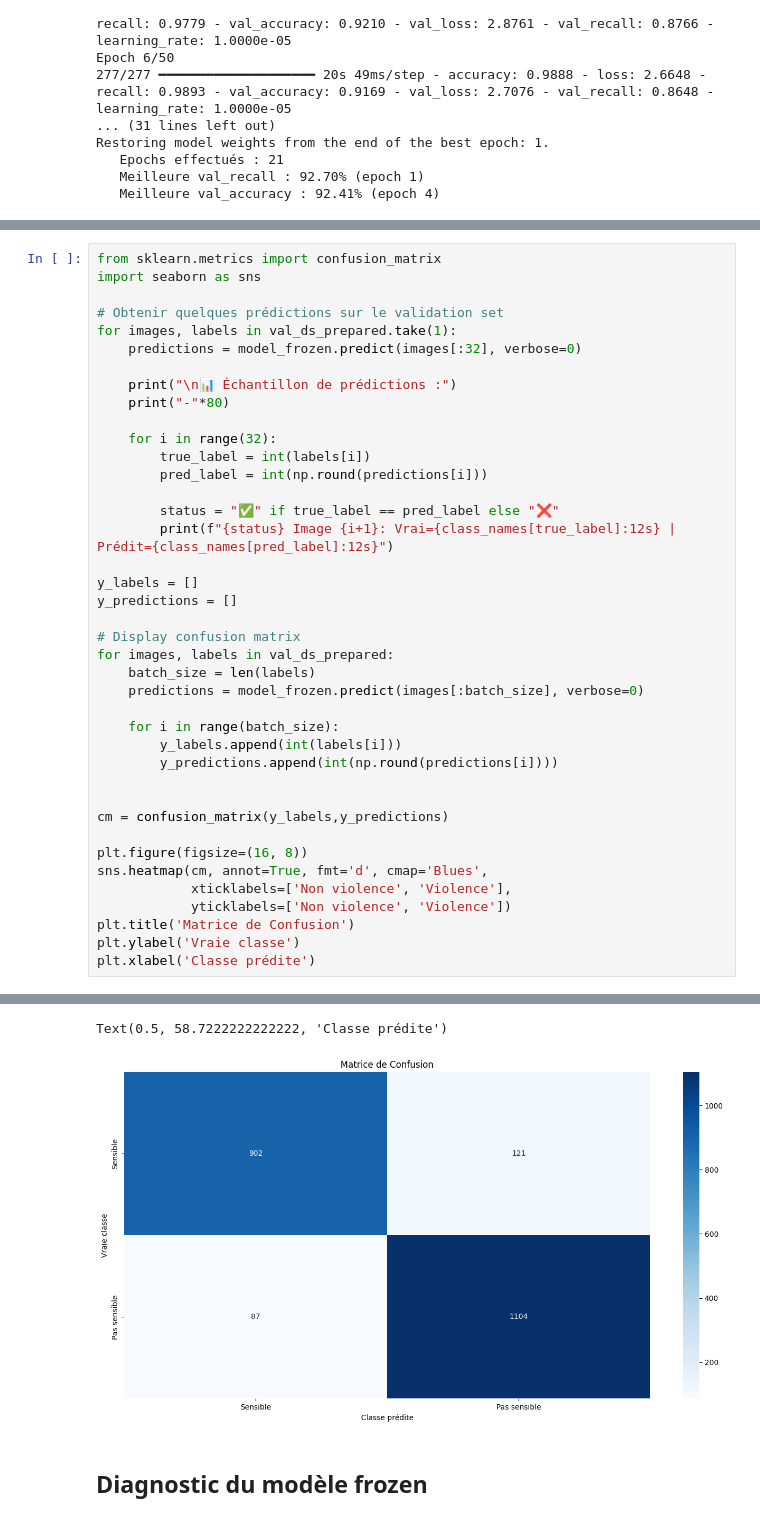
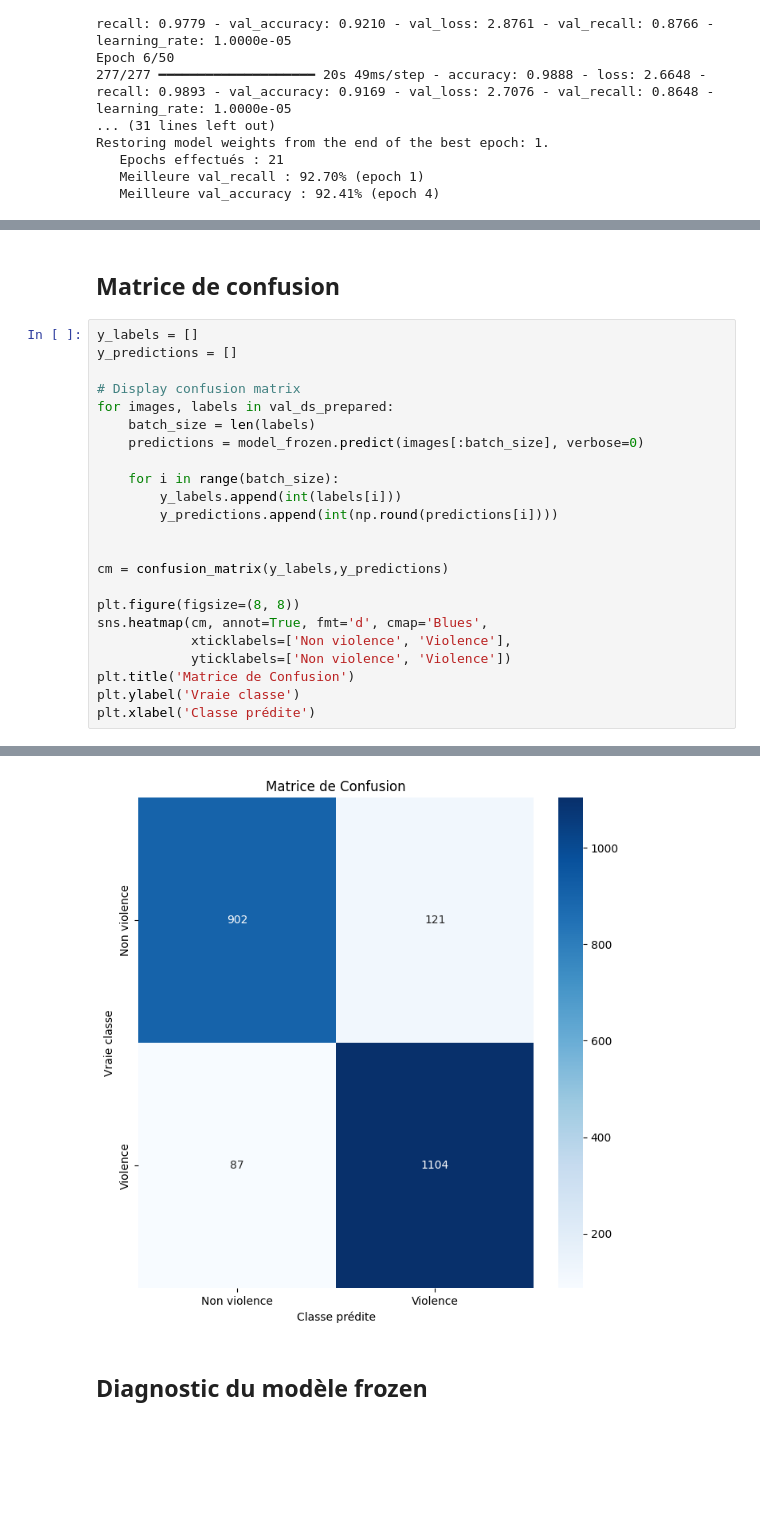
Before and after one commit to francisbonheur/alyra_projet_deep_learning, a Jupyter notebook: notebooks/cv-violence-detection-mobilenetv2-fine-tuning.ipynb, the cells around one changed output, grey strips where cells are left out. Saved outputs shown, nothing was run; the diff lists cells and outputs as text; blank space fills up the shorter version.

```diff
--- a/notebooks/cv-violence-detection-mobilenetv2-fine-tuning.ipynb
+++ b/notebooks/cv-violence-detection-mobilenetv2-fine-tuning.ipynb
@@ -322,21 +357,6 @@ Restoring model weights from the end of the best epoch: 1.
+# %% [markdown]
+## Matrice de confusion
 # %%
-from sklearn.metrics import confusion_matrix
-import seaborn as sns
-
-# Obtenir quelques prédictions sur le validation set
-for images, labels in val_ds_prepared.take(1):
-    predictions = model_frozen.predict(images[:32], verbose=0)
-
-    print("\n📊 Échantillon de prédictions :")
-    print("-"*80)
-
-    for i in range(32):
-        true_label = int(labels[i])
-        pred_label = int(np.round(predictions[i]))
-
-        status = "✅" if true_label == pred_label else "❌"
-        print(f"{status} Image {i+1}: Vrai={class_names[true_label]:12s} | Prédit={class_names[pred_label]:12s}")
-
 y_labels = []
 y_predictions = []
 
@@ -352,7 +372,7 @@ for images, labels in val_ds_prepared:
 
 cm = confusion_matrix(y_labels,y_predictions)
 
-plt.figure(figsize=(16, 8))
+plt.figure(figsize=(8, 8))
 sns.heatmap(cm, annot=True, fmt='d', cmap='Blues',
             xticklabels=['Non violence', 'Violence'],
             yticklabels=['Non violence', 'Violence'])
@@ -380,5 +384,4 @@ plt.xlabel('Classe prédite')
-Text(0.5, 58.7222222222222, 'Classe prédite')
-[figure, old version]
+[figure, new version]
 # %% [markdown]
 ## Diagnostic du modèle frozen
 # %%
```
Also changed, not shown: parts of 4 cells of this notebook.
